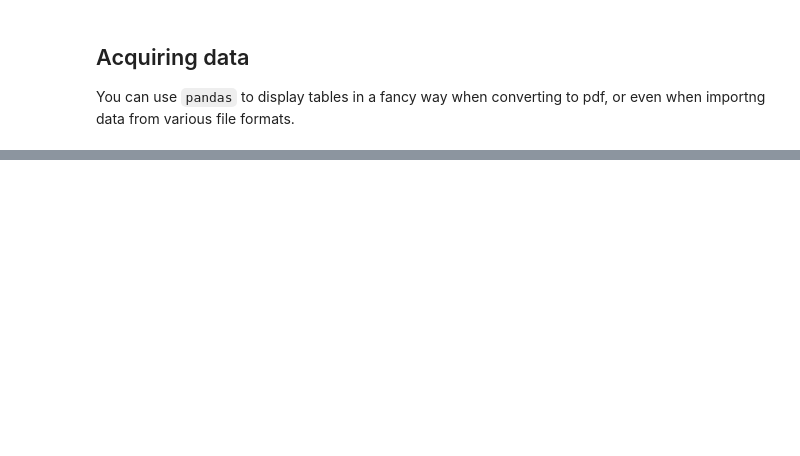
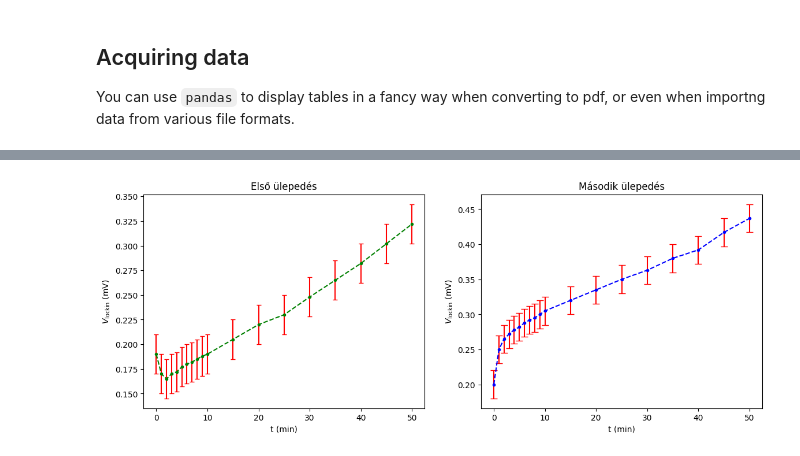
Before and after one commit to Sefi100/template, a Jupyter notebook: sample.ipynb, the cells around one changed output, grey strips where cells are left out. Drawn from its saved outputs; the diff is of its cells as text; code cells hidden in the pictures; blank space fills up the shorter version.

```diff
--- a/sample.ipynb
+++ b/sample.ipynb
@@ -118,0 +162,20 @@ import matplotlib.pyplot as plt
+# %%
+#more data :D
+tt = np.array([0,1,2,3,4,5,6,7,8,9,10,15,20,25,30,35,40,45,50], dtype=int)
+fesz = np.array([[0.190, 0.200], [0.170, 0.250], [0.165, 0.265], [0.170, 0.272], [0.172, 0.278], [0.177, 0.282], [0.180, 0.288], [0.182, 0.292], [0.185, 0.295], [0.188, 0.300], [0.190, 0.305], [0.205, 0.320], [0.220, 0.335], [0.230, 0.350], [0.248, 0.363], [0.265, 0.380], [0.282, 0.392], [0.302, 0.417], [0.322, 0.437]], dtype=float)
+
+
+fig, ax = plt.subplots(ncols=2)
+ax[0].errorbar(tt, fesz[:,0], yerr=np.ones(len(tt))*0.02, fmt='g--.', ecolor='r', capsize=3)
+ax[0].set_xlabel(r't (min)')
+ax[0].set_ylabel(r'$V_\mathrm{lockin}$ (mV)')
+ax[0].set_title('Első ülepedés')
+
+ax[1].errorbar(tt, fesz[:,1], yerr=np.ones(len(tt))*0.02, fmt='b--.', ecolor='r', capsize=4)
+ax[1].set_xlabel(r't (min)')
+ax[1].set_ylabel(r'$V_\mathrm{lockin}$ (mV)')
+ax[1].set_title('Második ülepedés')
+fig.subplots_adjust(right=1.8)
+plt.savefig('4ab'+'.pdf', format='pdf', dpi=1000, bbox_inches='tight')
+# %% [output]
+[figure, added]
```
Also changed, not shown: parts of 22 cells of this notebook, 2 other files.
